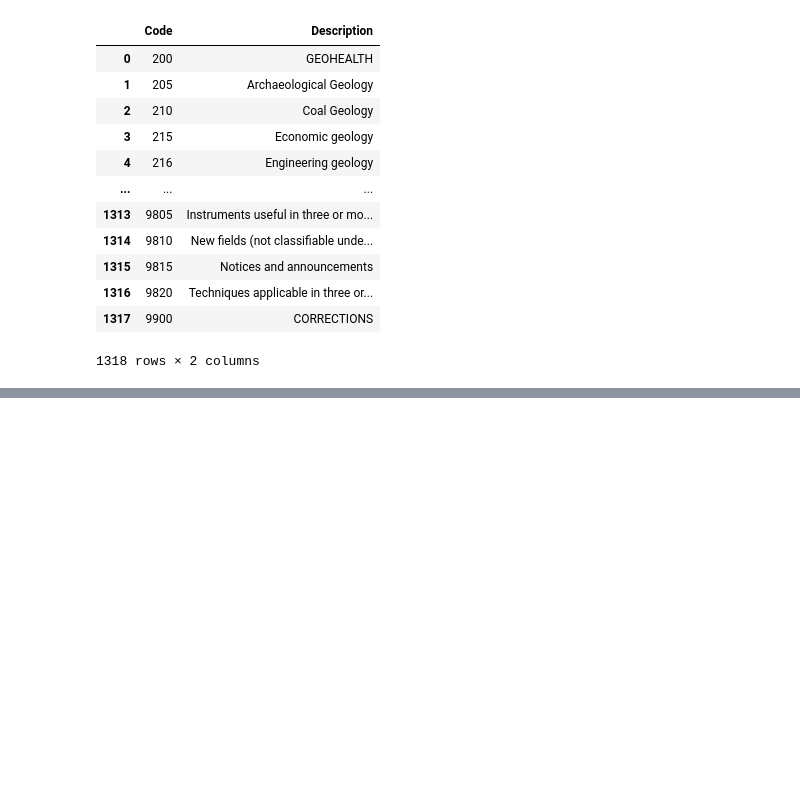
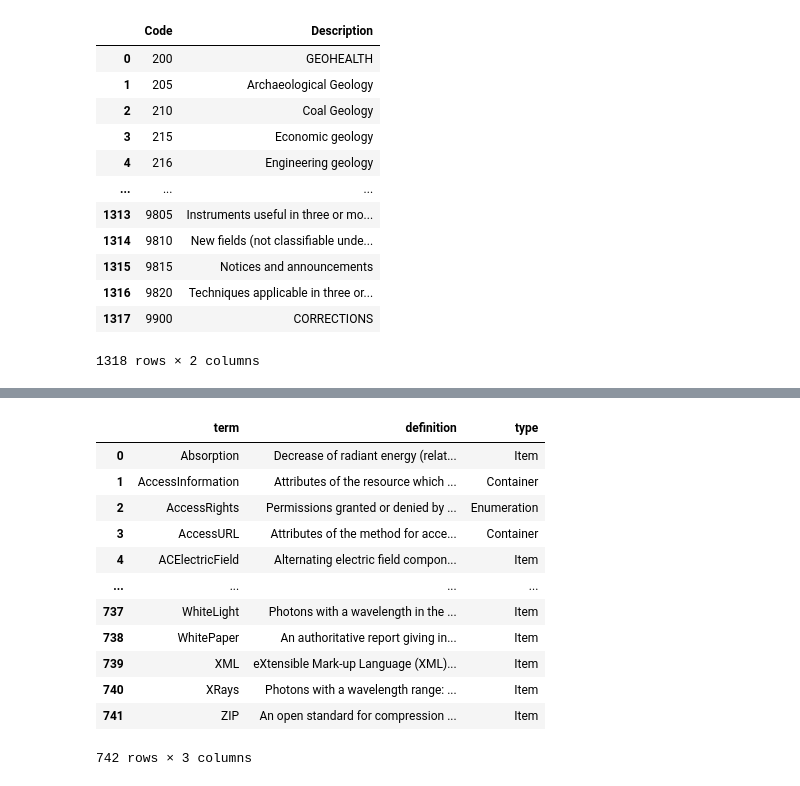
Before and after one commit to rmcgranaghan/Helio-KNOW, a Jupyter notebook: ADS_enrichment/compile_DB_existingVocabularies.ipynb, the cells around one changed output, grey strips where cells are left out. Saved outputs shown, nothing was run; the diff lists cells and outputs as text; code cells hidden in the pictures; blank space fills up the shorter version.

Commit message:
added ADS enrichment project scripts and UAT resources

```diff
--- a/ADS_enrichment/compile_DB_existingVocabularies.ipynb
+++ b/ADS_enrichment/compile_DB_existingVocabularies.ipynb
@@ -56,0 +80,10 @@ pd_agu
+# %%
+# Read in SPASE
+f = open(os.path.join(directory_vocabs,'spase-2.5.0-draft.json'))
+json_spase = json.load(f)
+f.close()
+# json_spase
+json_spase['dictionary']
+
+# pd_spase = pd.read_json(os.path.join(directory_vocabs,'spase-2.5.0-draft.json'))
+# pd_spase
@@ -56,0 +108,28 @@ pd_agu
+# %%
+
+term_list_spase = []
+definition_list_spase = []
+type_list_spase = []
+for key in json_spase['dictionary']:
+#     print(key, '->', json_spase['dictionary'][key])
+    term_list_spase.append(key)
+    definition_list_spase.append(json_spase['dictionary'][key]['definition'])
+    type_list_spase.append(json_spase['dictionary'][key]['type'])
+
+spase_pd = pd.DataFrame({'term':term_list_spase,'definition':definition_list_spase,'type':type_list_spase})
+# %%
+spase_pd
+# %% [output]
+|  | term | definition | type |
+| 0 | Absorption | Decrease of radiant energy (relat... | Item |
+| 1 | AccessInformation | Attributes of the resource which ... | Container |
+| 2 | AccessRights | Permissions granted or denied by ... | Enumeration |
+| 3 | AccessURL | Attributes of the method for acce... | Container |
+| 4 | ACElectricField | Alternating electric field compon... | Item |
+| ... | ... | ... | ... |
+| 737 | WhiteLight | Photons with a wavelength in the ... | Item |
+| 738 | WhitePaper | An authoritative report giving in... | Item |
+| 739 | XML | eXtensible Mark-up Language (XML)... | Item |
+| 740 | XRays | Photons with a wavelength range: ... | Item |
+| 741 | ZIP | An open standard for compression ... | Item |
+742 rows × 3 columns
```
Also changed, not shown: parts of 7 cells of this notebook, 5 other files.
